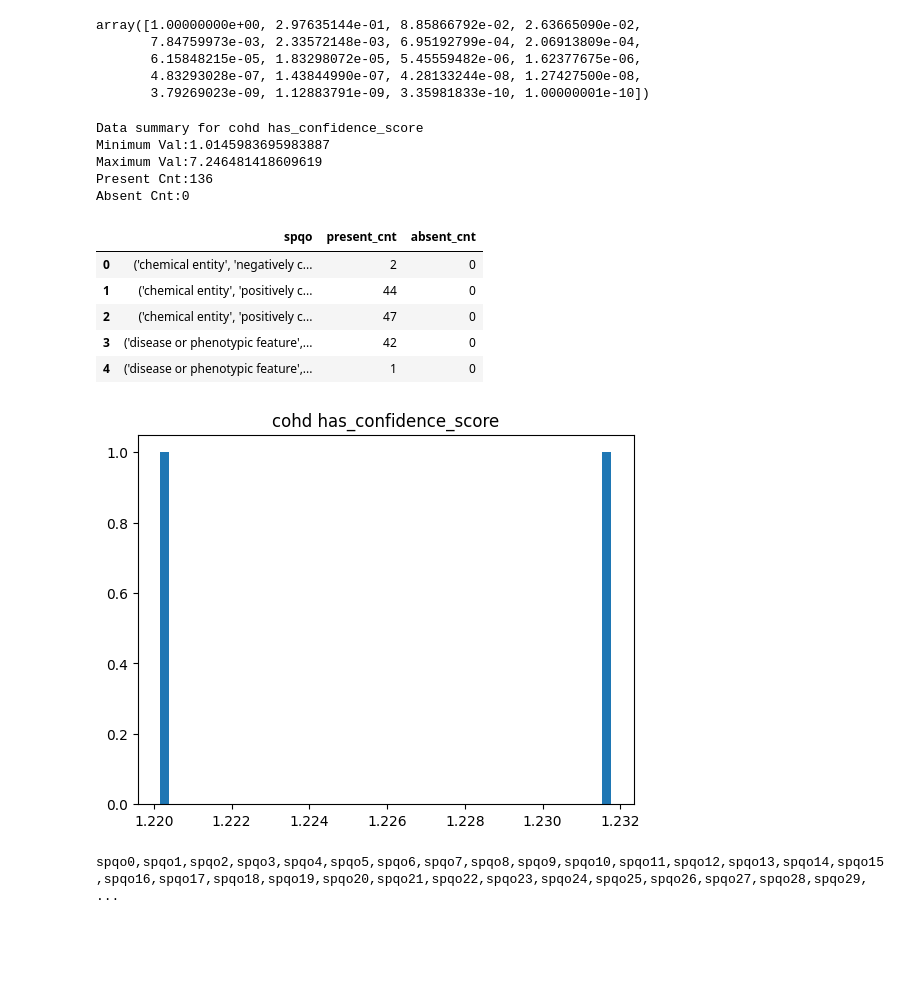
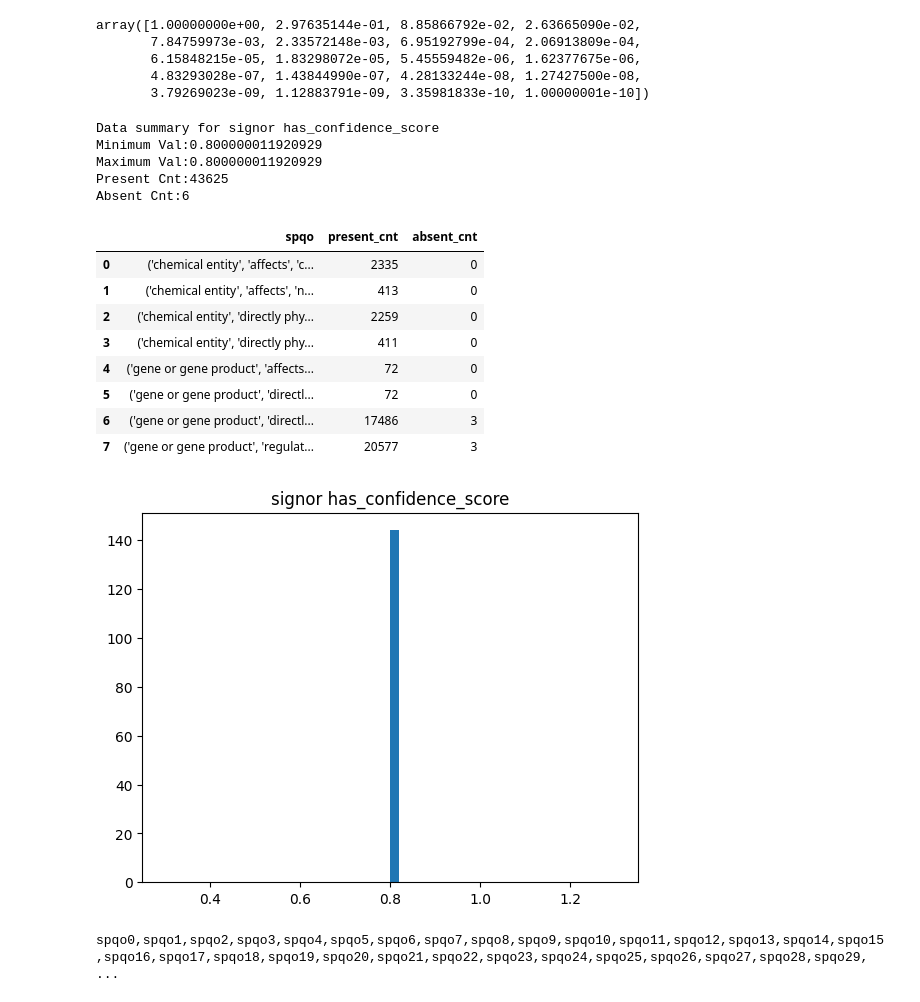
Before and after one commit to DnlRKorn/histogram_for_sept26_hackathon, a Jupyter notebook: make_hist_from_data.ipynb, the cells around one changed output. Drawn from its saved outputs; the diff is of its cells as text; code cells hidden in the pictures; blank space fills up the shorter version.

```diff
--- a/make_hist_from_data.ipynb
+++ b/make_hist_from_data.ipynb
@@ -104,7 +104,7 @@ def addValuesToDf(spqo_df,dataset):
   spqo_df["stdev"] = [x.std() for x in spqo_series]
   return spqo_df
 
-def getPresentAbsentCnts(dataset_name,calculate_extra_spqo_stats=False):
+def getPresentAbsentCnts(dataset_name,calculate_extra_spqo_stats=False,spqos=None):
     ingest_name,prop = dataset_name.split("-")
     with open("histogram_for_sept26_hackathon/data/prop_seen_absent_cnt.csv") as f:
         dreader = csv.DictReader(f)
@@ -274,16 +274,16 @@ log_bin_size = False # @param {type:"boolean"}
 log_bin_height = False # @param {type:"boolean"}
 calculate_extra_spqo_stats = False # @param {type:"boolean"}
 prune_outlier_method = "Keep_Outliers" # @param ["Keep_Outliers","IQR","Z_Score_3stdevs","Z_Score_5stdevs"]
-dataset = "cohd-has_confidence_score"  # @param ['alliance-publications', 'bindingdb-publications', 'chembl-has_confidence_score', 'chembl-publications', 'cohd-has_confidence_score', 'ctd-adjusted_p_value', 'ctd-p_value', 'ctd-publications', 'dakp-number_of_cases', 'dakp-publications', 'dgidb-dgidb_evidence_score', 'dgidb-dgidb_interaction_score', 'dgidb-publications', 'diseases-diseases_confidence_score', 'drugcentral-publications', 'gene2phenotype-gene2phenotype_confidence_category', 'gene2phenotype-publications', 'go_cam-publications', 'goa-has_evidence_of_type', 'goa-publications', 'gtopdb-publications', 'hpoa-has_evidence_of_type', 'hpoa-publications', 'intact-publications', 'pubtator-publications', 'semmeddb-publications', 'signor-has_confidence_score', 'signor-publications', 'tmkp-evidence_count', 'tmkp-publications']
+dataset = "signor-has_confidence_score"  # @param ['alliance-publications', 'bindingdb-publications', 'chembl-has_confidence_score', 'chembl-publications', 'cohd-has_confidence_score', 'ctd-adjusted_p_value', 'ctd-p_value', 'ctd-publications', 'dakp-number_of_cases', 'dakp-publications', 'dgidb-dgidb_evidence_score', 'dgidb-dgidb_interaction_score', 'dgidb-publications', 'diseases-diseases_confidence_score', 'drugcentral-publications', 'gene2phenotype-gene2phenotype_confidence_category', 'gene2phenotype-publications', 'go_cam-publications', 'goa-has_evidence_of_type', 'goa-publications', 'gtopdb-publications', 'hpoa-has_evidence_of_type', 'hpoa-publications', 'intact-publications', 'pubtator-publications', 'semmeddb-publications', 'signor-has_confidence_score', 'signor-publications', 'tmkp-evidence_count', 'tmkp-publications']
 # @markdown ---
 
 #print(dataset)
-spqo0 = True # @param {type:"boolean"}
+spqo0 = False # @param {type:"boolean"}
 spqo1 = False # @param {type:"boolean"}
 spqo2 = False # @param {type:"boolean"}
 spqo3 = False # @param {type:"boolean"}
-spqo4 = False # @param {type:"boolean"}
-spqo5 = False # @param {type:"boolean"}
+spqo4 = True # @param {type:"boolean"}
+spqo5 = True # @param {type:"boolean"}
 spqo6 = False # @param {type:"boolean"}
 spqo7 = False # @param {type:"boolean"}
 spqo8 = False # @param {type:"boolean"}
@@ -297,45 +297,48 @@ spqo15 = False # @param {type:"boolean"}
 spqo16 = False # @param {type:"boolean"}
 spqo17 = False # @param {type:"boolean"}
 spqo18 = False # @param {type:"boolean"}
 spqo19 = False # @param {type:"boolean"}
 spqo20 = False # @param {type:"boolean"}
 spqo21 = False # @param {type:"boolean"}
 spqo22 = False # @param {type:"boolean"}
 spqo23 = False # @param {type:"boolean"}
 spqo24 = False # @param {type:"boolean"}
 spqo25 = False # @param {type:"boolean"}
 spqo26 = False # @param {type:"boolean"}
 spqo27 = False # @param {type:"boolean"}
 spqo28 = False # @param {type:"boolean"}
 spqo29 = False # @param {type:"boolean"}
 spqo30 = False # @param {type:"boolean"}
 spqo31 = False # @param {type:"boolean"}
 spqo32 = False # @param {type:"boolean"}
 spqo33 = False # @param {type:"boolean"}
 spqo34 = False # @param {type:"boolean"}
 spqo35 = False # @param {type:"boolean"}
 spqo36 = False # @param {type:"boolean"}
 spqo37 = False # @param {type:"boolean"}
 spqo38 = False # @param {type:"boolean"}
 spqo39 = False # @param {type:"boolean"}
 spqos = [spqo0,spqo1,spqo2,spqo3,spqo4,spqo5,spqo6,spqo7,spqo8,spqo9,spqo10,spqo11,spqo12,spqo13,spqo14,spqo15,spqo16,spqo17,spqo18,spqo19,spqo20,spqo21,spqo22,spqo23,spqo24,spqo25,spqo26,spqo27,spqo28,spqo29,spqo30,spqo31,spqo32,spqo33,spqo34,spqo35,spqo36,spqo37,spqo38,spqo39]
 pq_path = os.path.join("histogram_for_sept26_hackathon","data","parquet",dataset+".parquet")
 handleInputAndData(dataset,num_bins,log_bin_size,log_bin_height,prune_outlier_method,spqos)
-getPresentAbsentCnts(dataset,calculate_extra_spqo_stats)
+getPresentAbsentCnts(dataset,calculate_extra_spqo_stats,spqos)
 #handleCategorical(dataset)
 # %% [output]
-Data summary for cohd has_confidence_score
-Minimum Val:1.0145983695983887
-Maximum Val:7.246481418609619
-Present Cnt:136
-Absent Cnt:0
+Data summary for signor has_confidence_score
+Minimum Val:0.800000011920929
+Maximum Val:0.800000011920929
+Present Cnt:43625
+Absent Cnt:6
 |  | spqo | present_cnt | absent_cnt |
-| 0 | ('chemical entity', 'negatively c... | 2 | 0 |
-| 1 | ('chemical entity', 'positively c... | 44 | 0 |
-| 2 | ('chemical entity', 'positively c... | 47 | 0 |
-| 3 | ('disease or phenotypic feature',... | 42 | 0 |
-| 4 | ('disease or phenotypic feature',... | 1 | 0 |
+| 0 | ('chemical entity', 'affects', 'c... | 2335 | 0 |
+| 1 | ('chemical entity', 'affects', 'n... | 413 | 0 |
+| 2 | ('chemical entity', 'directly phy... | 2259 | 0 |
+| 3 | ('chemical entity', 'directly phy... | 411 | 0 |
+| 4 | ('gene or gene product', 'affects... | 72 | 0 |
+| 5 | ('gene or gene product', 'directl... | 72 | 0 |
+| 6 | ('gene or gene product', 'directl... | 17486 | 3 |
+| 7 | ('gene or gene product', 'regulat... | 20577 | 3 |
-[figure, old version]
+[figure, new version]
 # %%
 l = []
 for i in range(40):
```
